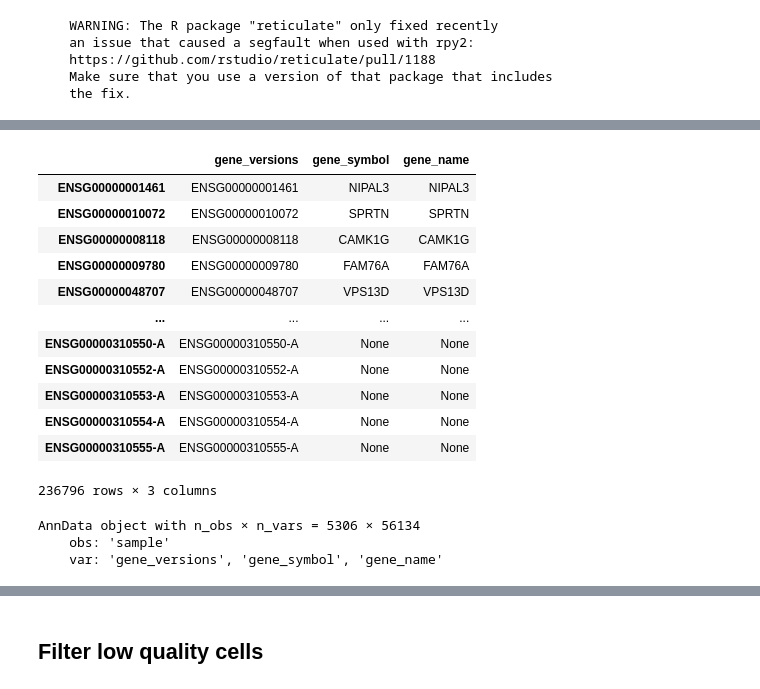
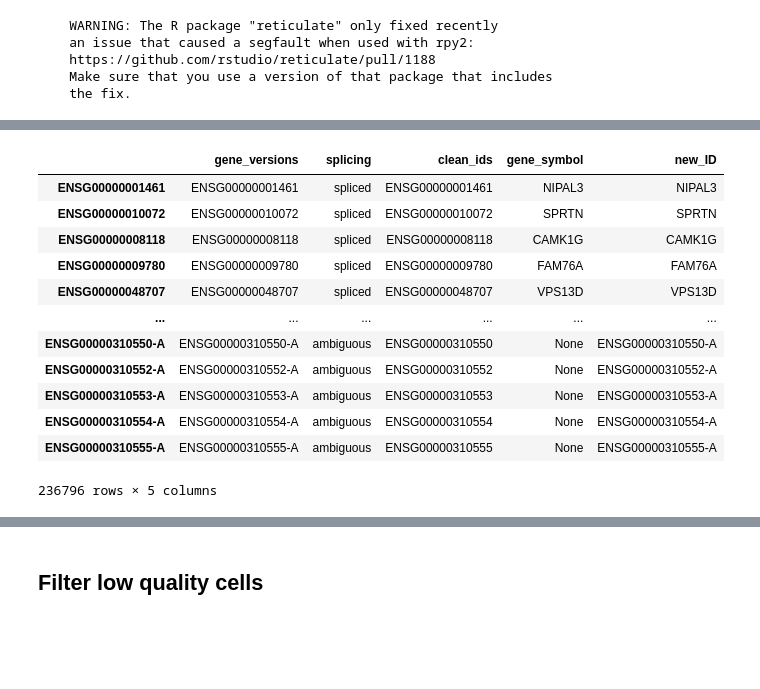
Before and after one commit to PhilipPeffer/scRNA-seq-analysis, a Jupyter notebook: preprocessing_visualization/quality_control/quality_control.ipynb, the cells around one changed output, grey strips where cells are left out. Saved outputs shown, nothing was run; the diff lists cells and outputs as text; code cells hidden in the pictures; blank space fills up the shorter version.

```diff
--- a/preprocessing_visualization/quality_control/quality_control.ipynb
+++ b/preprocessing_visualization/quality_control/quality_control.ipynb
@@ -126,29 +134,16 @@ AnnData object with n_obs × n_vars = 5306 × 236796
-# %%
-gene_df = pd.DataFrame(adata.var)
-gene_df
-# %% [output]
-|  | gene_versions | gene_symbol | gene_name |
-| ENSG00000001461 | ENSG00000001461 | NIPAL3 | NIPAL3 |
-| ENSG00000010072 | ENSG00000010072 | SPRTN | SPRTN |
-| ENSG00000008118 | ENSG00000008118 | CAMK1G | CAMK1G |
-| ENSG00000009780 | ENSG00000009780 | FAM76A | FAM76A |
-| ENSG00000048707 | ENSG00000048707 | VPS13D | VPS13D |
-| ... | ... | ... | ... |
-| ENSG00000310550-A | ENSG00000310550-A | None | None |
-| ENSG00000310552-A | ENSG00000310552-A | None | None |
-| ENSG00000310553-A | ENSG00000310553-A | None | None |
-| ENSG00000310554-A | ENSG00000310554-A | None | None |
-| ENSG00000310555-A | ENSG00000310555-A | None | None |
-236796 rows × 3 columns
-# %%
-# Use only genes with valid gene symbols (exclude unstable and alternative gene counts)
-adata.var['na_genes'] = adata.var['gene_symbol'].isna()
-adata = adata[:, ~adata.var['na_genes']].copy()
-adata.var_names = adata.var['gene_symbol'].values.astype(str)
-adata.var_names_make_unique()
-adata.var.drop('na_genes', axis=1, inplace=True)
-adata
-# %% [output]
-AnnData object with n_obs × n_vars = 5306 × 56134
-    obs: 'sample'
-    var: 'gene_versions', 'gene_symbol', 'gene_name'
+# %%
+adata.var
+# %% [output]
+|  | gene_versions | splicing | clean_ids | gene_symbol | new_ID |
+| ENSG00000001461 | ENSG00000001461 | spliced | ENSG00000001461 | NIPAL3 | NIPAL3 |
+| ENSG00000010072 | ENSG00000010072 | spliced | ENSG00000010072 | SPRTN | SPRTN |
+| ENSG00000008118 | ENSG00000008118 | spliced | ENSG00000008118 | CAMK1G | CAMK1G |
+| ENSG00000009780 | ENSG00000009780 | spliced | ENSG00000009780 | FAM76A | FAM76A |
+| ENSG00000048707 | ENSG00000048707 | spliced | ENSG00000048707 | VPS13D | VPS13D |
+| ... | ... | ... | ... | ... | ... |
+| ENSG00000310550-A | ENSG00000310550-A | ambiguous | ENSG00000310550 | None | ENSG00000310550-A |
+| ENSG00000310552-A | ENSG00000310552-A | ambiguous | ENSG00000310552 | None | ENSG00000310552-A |
+| ENSG00000310553-A | ENSG00000310553-A | ambiguous | ENSG00000310553 | None | ENSG00000310553-A |
+| ENSG00000310554-A | ENSG00000310554-A | ambiguous | ENSG00000310554 | None | ENSG00000310554-A |
+| ENSG00000310555-A | ENSG00000310555-A | ambiguous | ENSG00000310555 | None | ENSG00000310555-A |
+236796 rows × 5 columns
```
Also changed, not shown: parts of 20 cells of this notebook, 2 other files.
